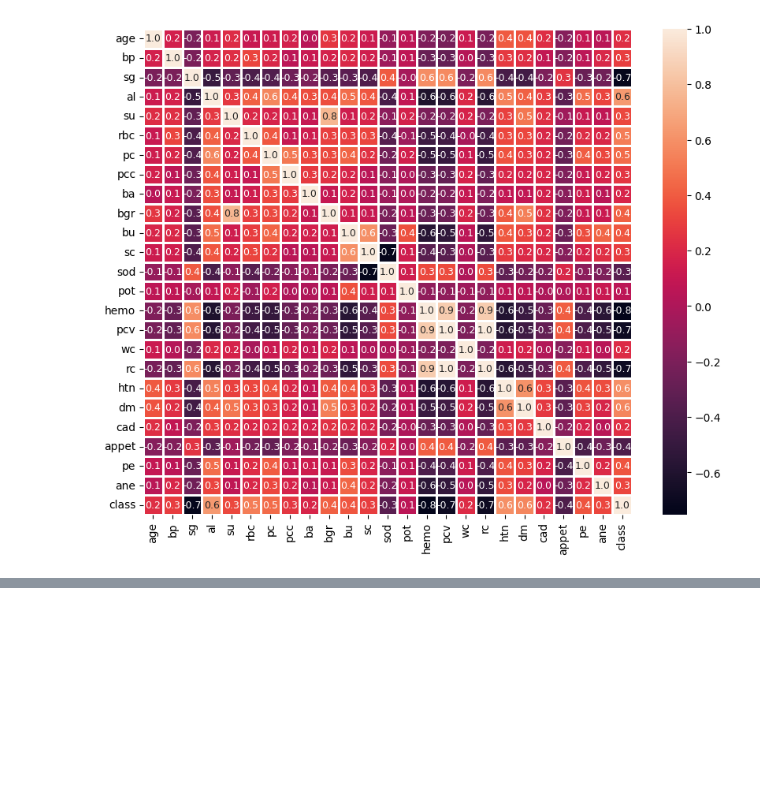
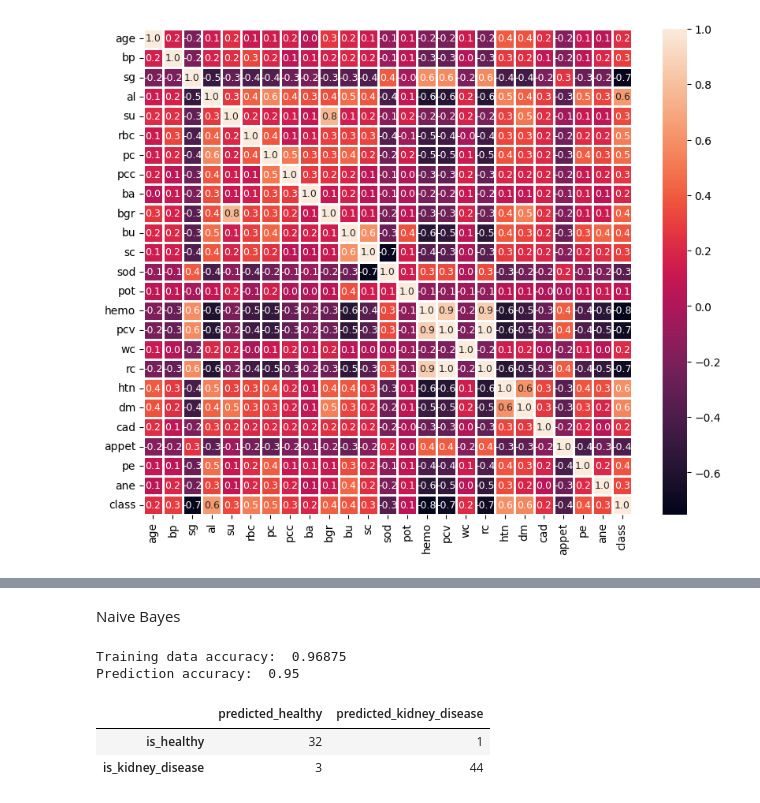
Before and after one commit to CDan07/IOD, a Jupyter notebook: Mini Projects/Mini Project 2.ipynb, the cells around one changed output, grey strips where cells are left out. Drawn from its saved outputs; the diff is of its cells as text; code cells hidden in the pictures; blank space fills up the shorter version.

```diff
--- a/Mini Projects/Mini Project 2.ipynb
+++ b/Mini Projects/Mini Project 2.ipynb
@@ -192,0 +278,21 @@ plt.show()
+# %% [markdown]
+Naive Bayes
+# %%
+# Evaluate Model
+nb = GaussianNB()
+nb.fit(X_train,y_train)
+print("Training data accuracy: ",nb.score(X_train,y_train))
+y_predict_nb = nb.predict(X_test)
+print("Prediction accuracy: ", accuracy_score(y_test,y_predict_nb))
+# %% [output]
+Training data accuracy:  0.96875
+Prediction accuracy:  0.95
+# %%
+# Confusion matrix
+confusion_matrix_values = confusion_matrix(y_test, y_predict_nb)
+confusion_df = pd.DataFrame(confusion_matrix_values, columns=['predicted_healthy', 'predicted_kidney_disease'], index=['is_healthy', 'is_kidney_disease'])
+confusion_df
+# %% [output]
+|  | predicted_healthy | predicted_kidney_disease |
+| is_healthy | 32 | 1 |
+| is_kidney_disease | 3 | 44 |
```
Also changed, not shown: parts of 15 cells of this notebook.
